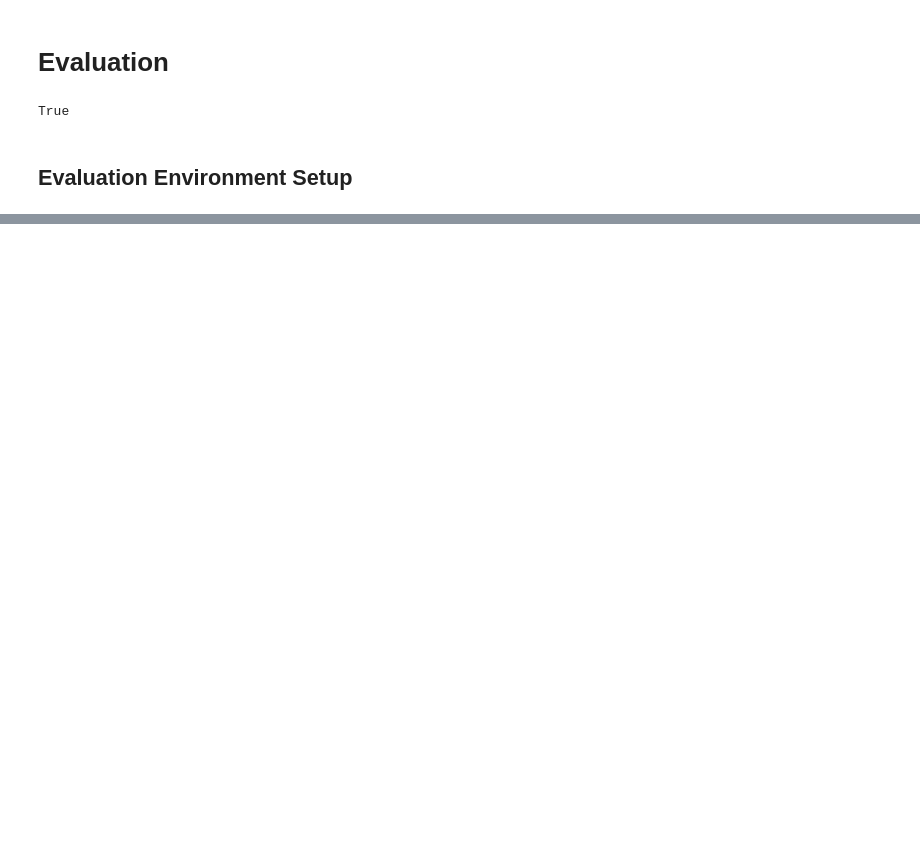
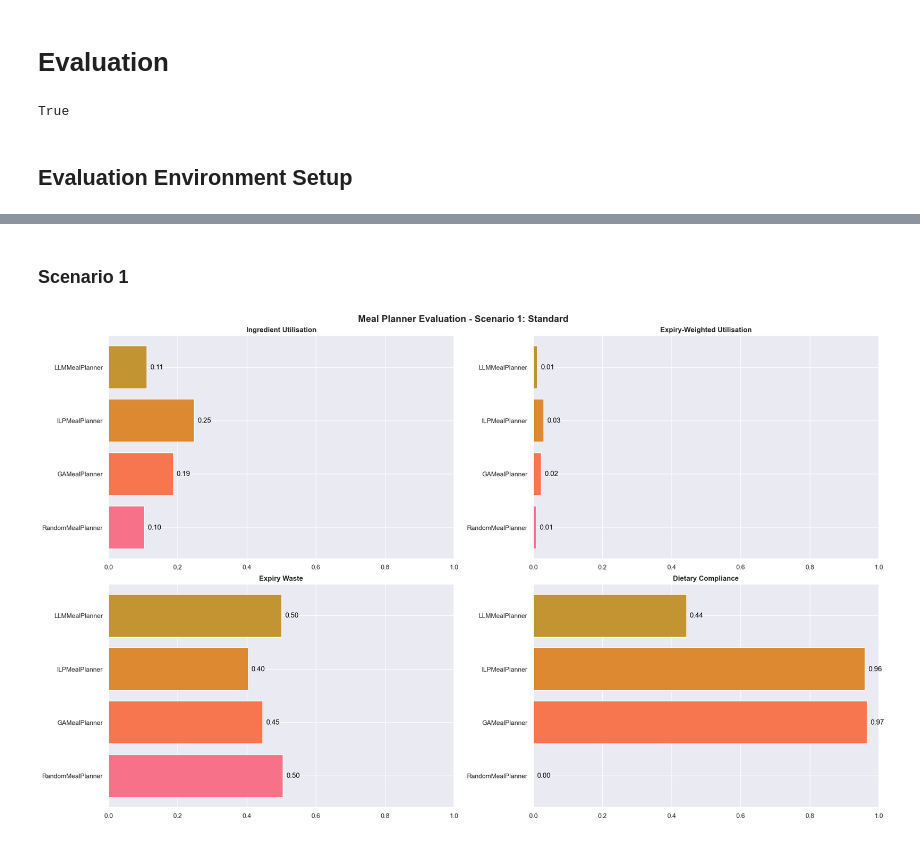
Before and after one commit to shappadappa/ICT3909-FYP, a Jupyter notebook: engines/evaluation/evaluation.ipynb, the cells around one changed output, grey strips where cells are left out. Saved outputs shown, nothing was run; the diff lists cells and outputs as text; code cells hidden in the pictures; blank space fills up the shorter version.

Commit message:
almost done with evaluation
Co-authored-by: Copilot <copilot@github.com>

```diff
--- a/engines/evaluation/evaluation.ipynb
+++ b/engines/evaluation/evaluation.ipynb
@@ -196,0 +553,38 @@ print(planner_metrics)
+# %%
+sns.set_theme("notebook")
+colours = sns.color_palette("husl", len(planner_metrics))
+# %%
+metrics_to_plot = [
+    ("ingredient_utilisation_score", "Ingredient Utilisation"),
+    ("expiry_weighted_utilisation_score", "Expiry-Weighted Utilisation"),
+    ("expiry_waste_score", "Expiry Waste"),
+    ("dietary_compliance", "Dietary Compliance"),
+    ("budget_efficiency", "Budget Efficiency"),
+    ("purchase_dependency_score", "Purchase Dependency"),
+    ("variety_score", "Variety"),
+]
+# %%
+def plot_metrics(planner_metrics: dict[str, dict[str, float]], title: str) -> None:
+    """
+    Plots the specified metrics for each meal planner and scenario as horizontal bar charts
+
+    :param planner_metrics: mapping of (meal_planner_name, scenario_index) to metric values
+    :type planner_metrics: dict[str, dict[str, float]]
+    :param title: the title for the overall plot
+    :type title: str
+    """
+
+    fig, axes = plt.subplots(4, 2, figsize=(20, 12), constrained_layout=True)
+
+    for ax, (metric_key, metric_title) in zip(axes.flat, metrics_to_plot):
+        for i, (planner, metrics) in enumerate(planner_metrics.items()):
+            ax.barh(i, metrics[metric_key], color=colours[i], label=planner)
+            ax.text(metrics[metric_key] + 0.01, i, f"{metrics[metric_key]:.2f}", color="black", va="center")
+
+        ax.set_yticks(range(len(planner_metrics)))
+        ax.set_yticklabels(planner_metrics.keys())
+        ax.set_title(metric_title, fontweight="bold")
+        ax.set_xlim(0, 1)
+
+    fig.suptitle(title, fontsize=16, fontweight="bold")
+    plt.show()
@@ -196,0 +618,11 @@ print(planner_metrics)
+# %% [markdown]
+### Scenario 1
+# %%
+scenario_1_metrics = {planner: metrics for (planner, scenario), metrics in planner_metrics.items() if scenario == 1}
+scenario_1_computation_times = {
+    planner: time for (planner, scenario), time in computation_times.items() if scenario == 1
+}
+# %%
+plot_metrics(scenario_1_metrics, f"Meal Planner Evaluation - {scenario_names[0]}")
+# %% [output]
+[figure, added]
```
Also changed, not shown: parts of 91 cells of this notebook, 14 other files.
